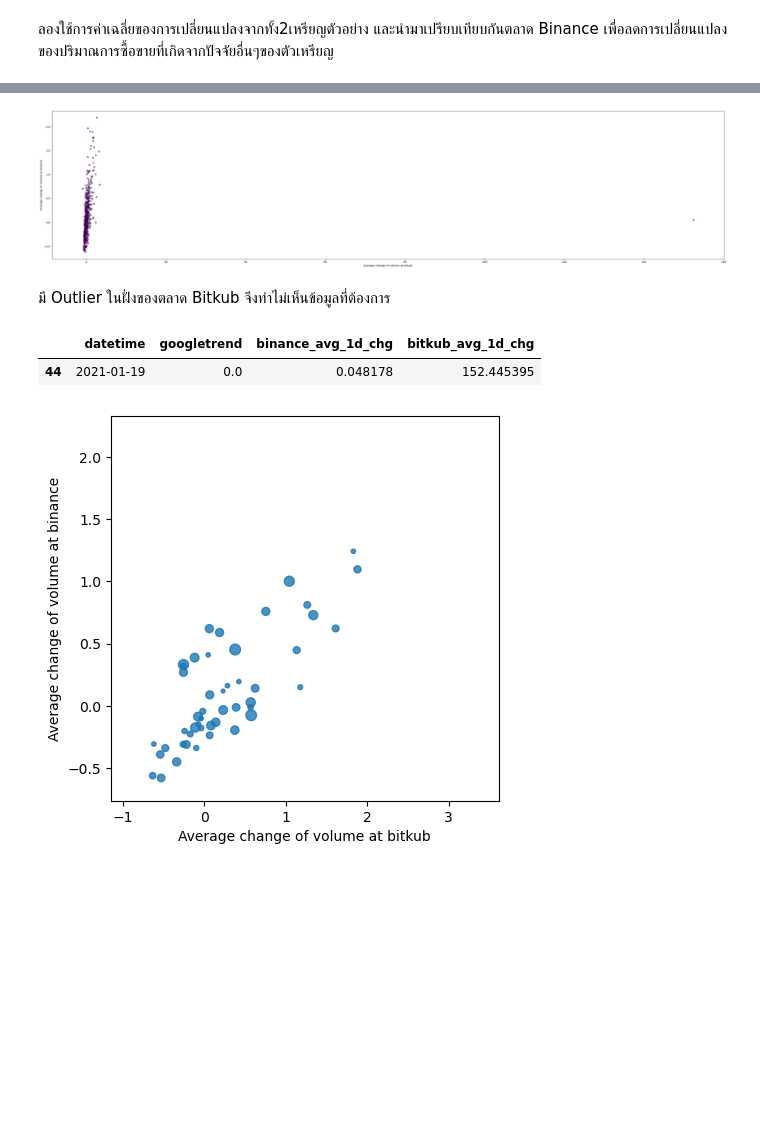
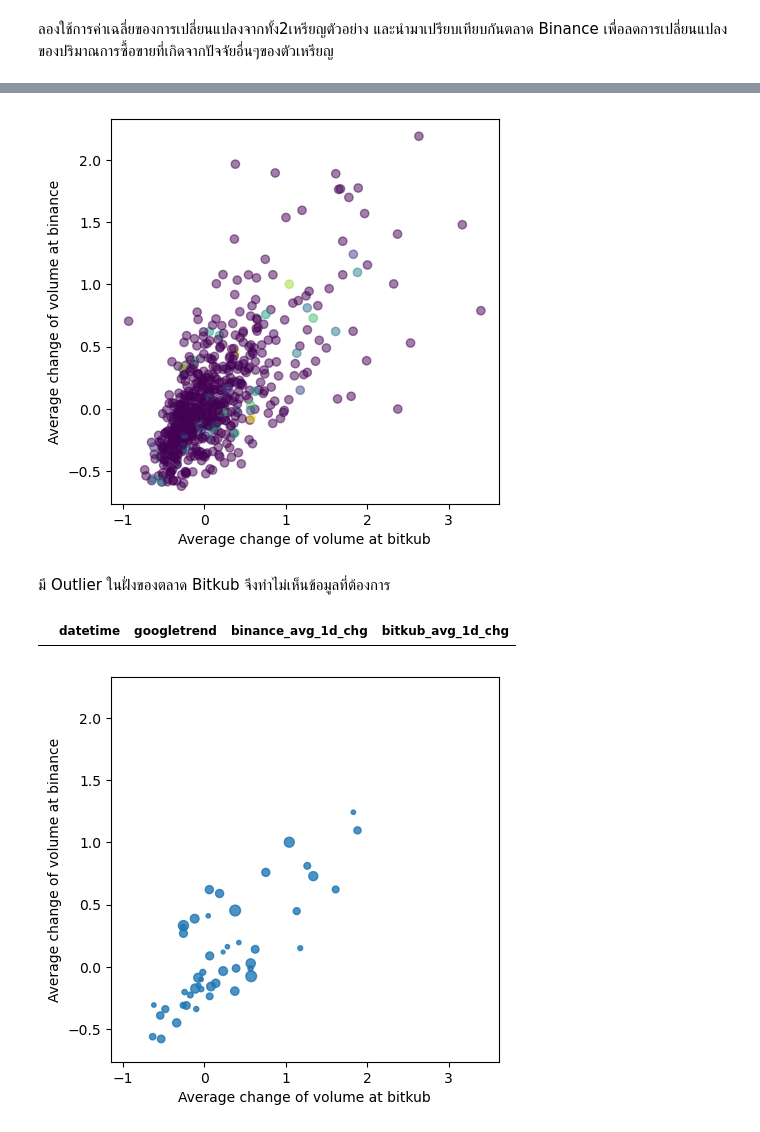
Before and after one commit to kimteespk/DADS5001_Miniproject_bitkub_googletrend, a Jupyter notebook: main_bitkub_googletrend.ipynb, the cells around one changed output, grey strips where cells are left out. Saved outputs shown, nothing was run; the diff lists cells and outputs as text; code cells hidden in the pictures; blank space fills up the shorter version.

Commit message:
more plots

```diff
--- a/main_bitkub_googletrend.ipynb
+++ b/main_bitkub_googletrend.ipynb
@@ -585,0 +598,3 @@ Name: googletrend, dtype: float64
+# %%
+# ตัด Outlier
+df_joined = df_joined.loc[df_joined['volume_btc_bitkub_1d_chg'] < 10]
@@ -593,3 +644,14 @@ df_mean['binance_avg_1d_chg'] = df_joined[['volume_btc_binance_1d_chg', 'volume_
 df_mean['bitkub_avg_1d_chg'] = df_joined[['volume_btc_bitkub_1d_chg', 'volume_eth_bitkub_1d_chg']].mean(axis=1)
 total_percent = (df_mean['binance_avg_1d_chg'] < df_mean['bitkub_avg_1d_chg']).sum()/len(df_mean)
 df_mean.reset_index(inplace= True)
+# %%
+# Plot ดู หลังจากที่ทำเป็นค่าเฉลี่ยของแต่ละตลาด
+
+mpl.rcParams['figure.figsize'] = [15, 5]
+plt.plot(df_mean['binance_avg_1d_chg'], alpha=0.3, color='r', label= 'Binance average volume change')
+plt.plot(df_mean['bitkub_avg_1d_chg'], alpha=0.3, label= 'Bitkub average volume change')
+plt.axhline(0, color='r')
+plt.ylim(-1,4)
+plt.legend()
+
+plt.show()
@@ -596,11 +660,13 @@ df_mean.reset_index(inplace= True)
 # %%
+mpl.rcParams['figure.figsize'] = [5, 5]
+
 plt.scatter(df_mean['bitkub_avg_1d_chg'], df_mean['binance_avg_1d_chg'], c= df_mean['googletrend']
             , alpha= 0.5)
 plt.xlabel('Average change of volume at bitkub')
 plt.ylabel('Average change of volume at binance')
 plt.show()
 # %% [output]
-[figure, old version]
+[figure, new version]
 # %% [markdown]
 มี Outlier ในฝั่งของตลาด Bitkub จึงทำไม่เห็นข้อมูลที่ต้องการ
 # %%
@@ -610,7 +676,6 @@ df_mean_cut_outlier = df_mean.loc[df_mean['bitkub_avg_1d_chg'] < 20]
 #display(df_mean_cut_outlier.loc[df_mean_cut_outlier['bitkub_avg_1d_chg']] > 10)
 # %% [output]
 |  | datetime | googletrend | binance_avg_1d_chg | bitkub_avg_1d_chg |
-| 44 | 2021-01-19 | 0.0 | 0.048178 | 152.445395 |
 # %%
 mpl.rcParams['figure.figsize'] = [5, 5]
 plt.scatter(df_mean_cut_outlier['bitkub_avg_1d_chg'], df_mean_cut_outlier['binance_avg_1d_chg'], s= df_mean_cut_outlier['googletrend'], alpha= 0.8)#, cmap= 'jet')
```
Also changed, not shown: parts of 5 cells of this notebook.
